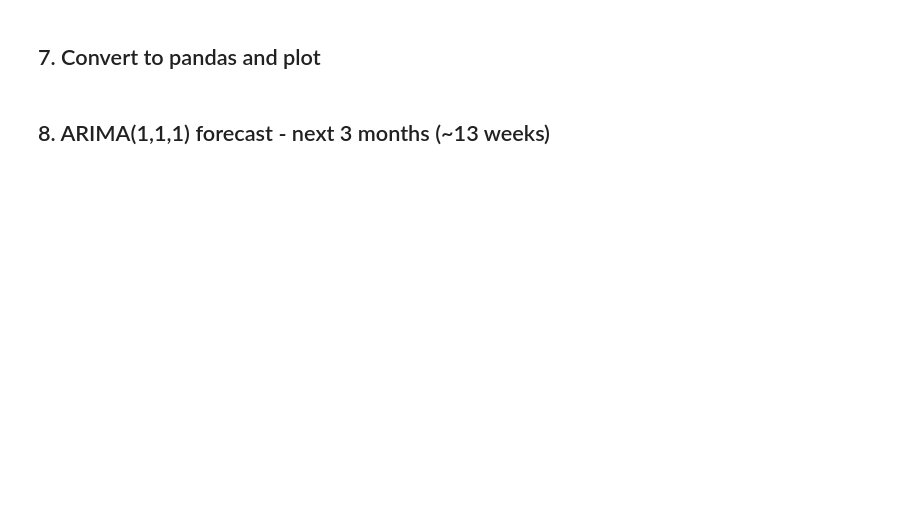
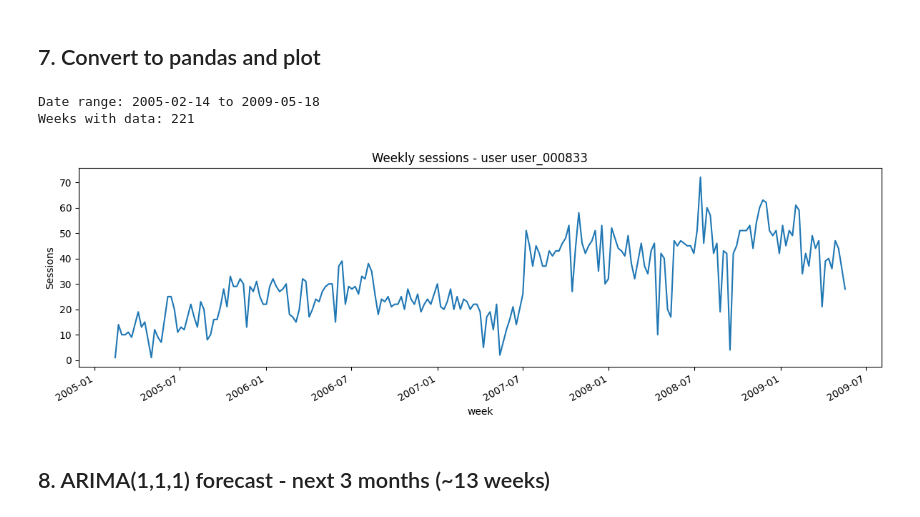
Before and after one commit to saadelbekkali/Data-ML-Engineer-ex3, a Jupyter notebook: notebooks/ARIMA_LastFM_forecast.ipynb, the cells around one changed output. Saved outputs shown, nothing was run; the diff lists cells and outputs as text; code cells hidden in the pictures; blank space fills up the shorter version.

```diff
--- a/notebooks/ARIMA_LastFM_forecast.ipynb
+++ b/notebooks/ARIMA_LastFM_forecast.ipynb
@@ -123,17 +176,22 @@ weekly_spark.show(10)
 # %%
 import pandas as pd
 import matplotlib.pyplot as plt
 
 weekly_pd = weekly_spark.toPandas()
 weekly_pd['week'] = pd.to_datetime(weekly_pd['week']).dt.tz_localize(None)
-weekly = weekly_pd.set_index('week')['n_sessions'].asfreq('W')
+weekly = weekly_pd.set_index('week')['n_sessions'].sort_index()
 
 print(f'Date range: {weekly.index.min().date()} to {weekly.index.max().date()}')
+print(f'Weeks with data: {len(weekly)}')
 
 weekly.plot(title=f'Weekly sessions - user {top_user}', figsize=(12, 4))
 plt.ylabel('Sessions')
 plt.tight_layout()
 plt.show()
+# %% [output]
+Date range: 2005-02-14 to 2009-05-18
+Weeks with data: 221
+[figure, added]
 # %% [markdown]
 ## 8. ARIMA(1,1,1) forecast - next 3 months (~13 weeks)
 # %%
```
Also changed, not shown: parts of 8 cells of this notebook, 1 other file.
